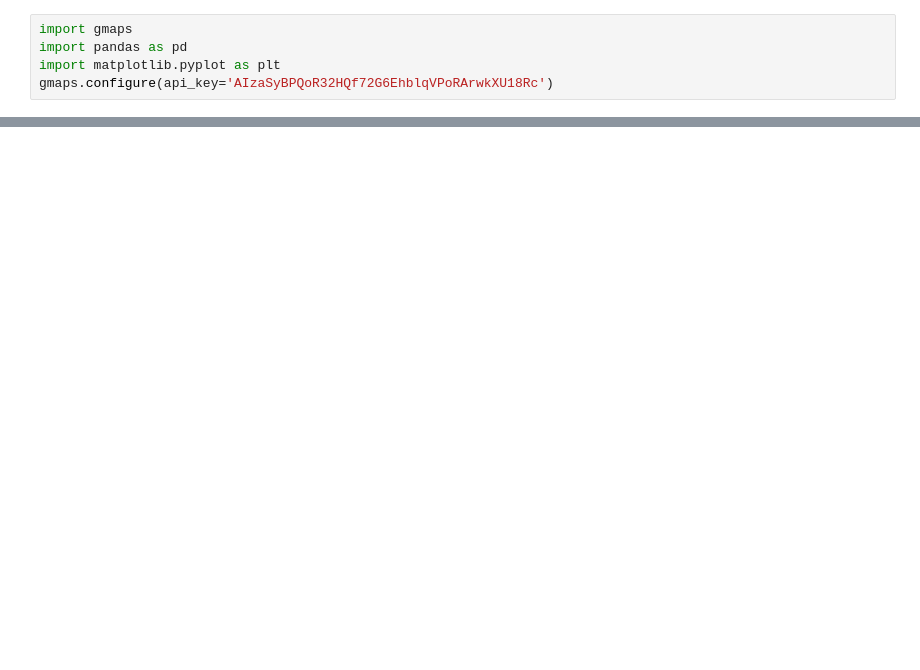
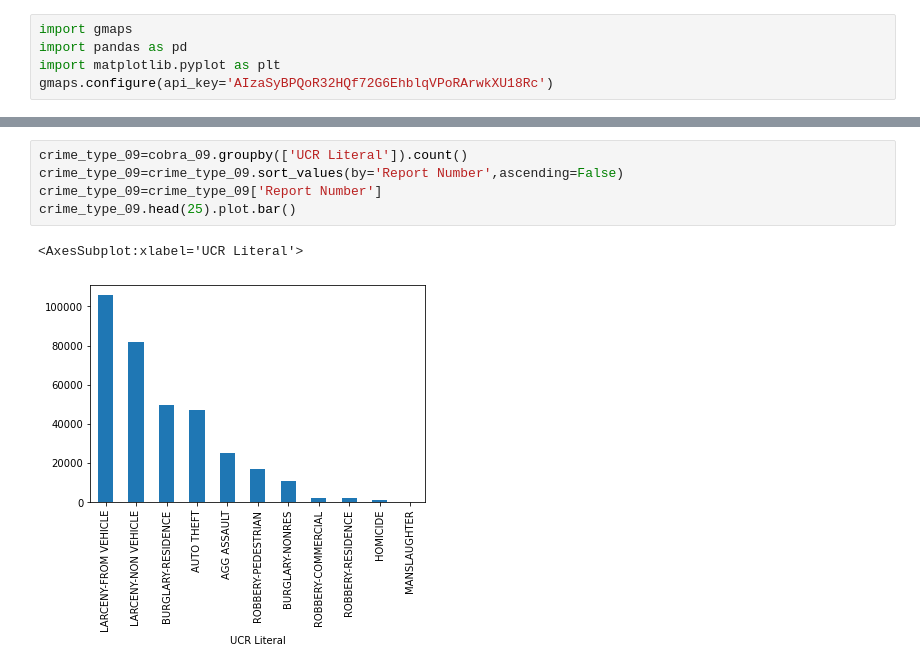
Before and after one commit to iiiramal/project-1-team-4, a Jupyter notebook: WhereIsTheMostCrime.ipynb, the cells around one changed output, grey strips where cells are left out. Cells and saved outputs as stored; diff of their text form; blank space fills up the shorter version.

```diff
--- a/WhereIsTheMostCrime.ipynb
+++ b/WhereIsTheMostCrime.ipynb
@@ -131,0 +132,8 @@ neighborhoods_21.head(25).plot.bar()
+# %%
+crime_type_09=cobra_09.groupby(['UCR Literal']).count()
+crime_type_09=crime_type_09.sort_values(by='Report Number',ascending=False)
+crime_type_09=crime_type_09['Report Number']
+crime_type_09.head(25).plot.bar()
+# %% [output]
+<AxesSubplot:xlabel='UCR Literal'>
+[figure, added]
```
Also changed, not shown: parts of 8 cells of this notebook, 9 other files.
